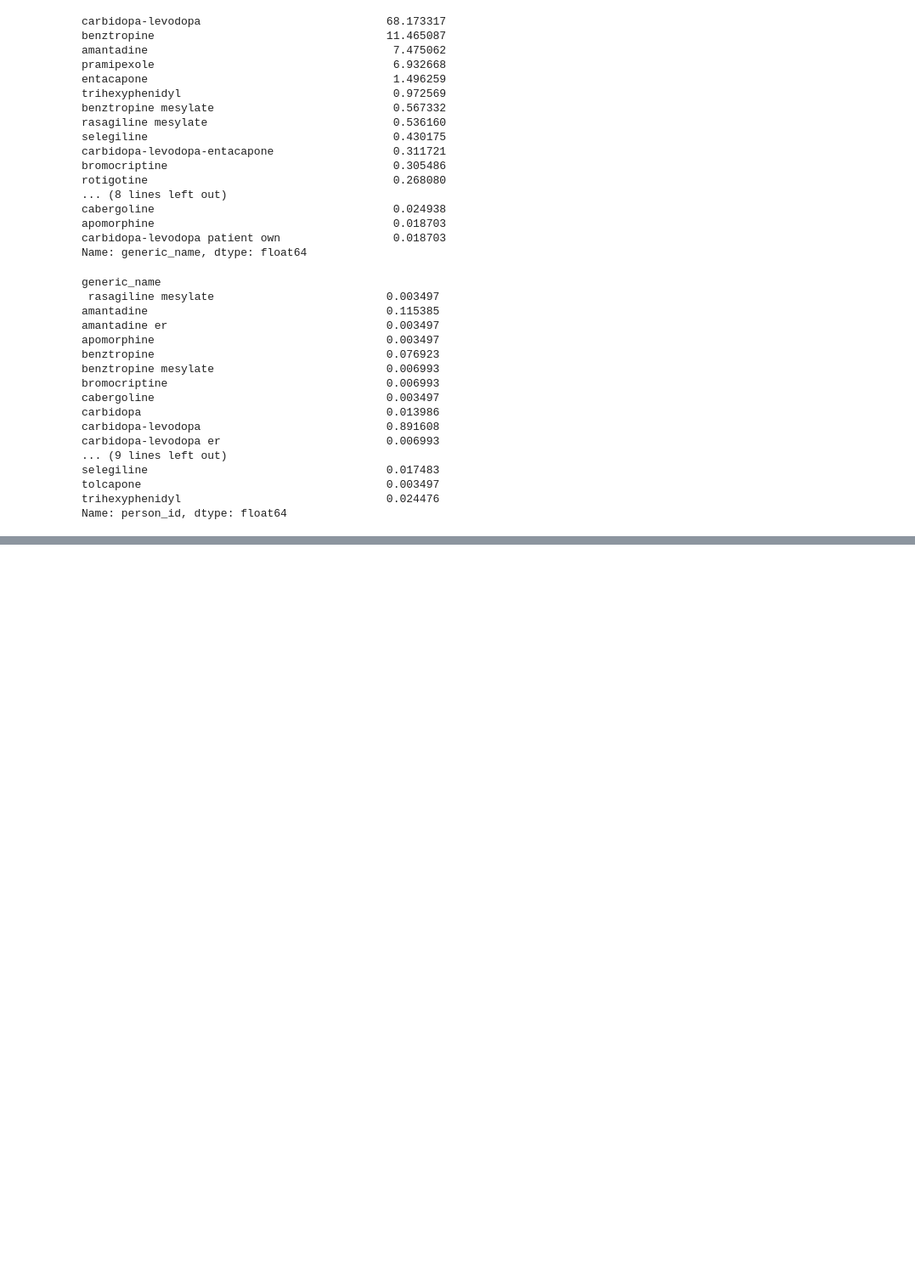
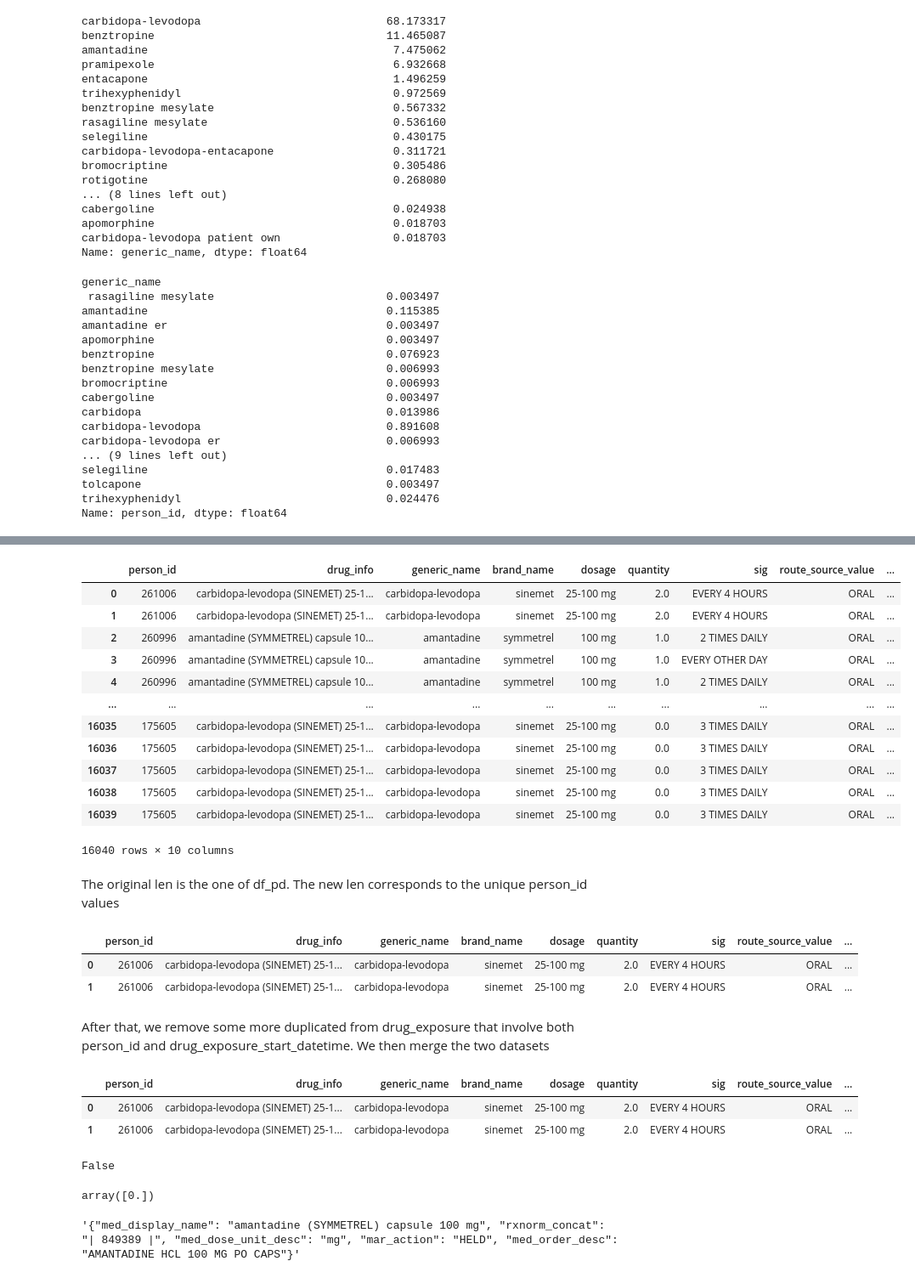
Before and after one commit to rdiazrincon/motor_fluctuations_pd, a Jupyter notebook: motor_fluctuations_pd.ipynb, the cells around one changed output, grey strips where cells are left out. Shown at 85% size. Drawn from its saved outputs; the diff is of its cells as text; code cells hidden in the pictures; blank space fills up the shorter version.

```diff
--- a/motor_fluctuations_pd.ipynb
+++ b/motor_fluctuations_pd.ipynb
@@ -1540,0 +1614,18 @@ print(df_pd[df_pd['quantity'] == 0.0]['generic_name'].to_string())
+# %%
+led_df
+# %% [output]
+|  | person_id | drug_info | generic_name | brand_name | dosage | quantity | sig | route_source_value | ... |
+| 0 | 261006 | carbidopa-levodopa (SINEMET) 25-1... | carbidopa-levodopa | sinemet | 25-100 mg | 2.0 | EVERY 4 HOURS | ORAL | ... |
+| 1 | 261006 | carbidopa-levodopa (SINEMET) 25-1... | carbidopa-levodopa | sinemet | 25-100 mg | 2.0 | EVERY 4 HOURS | ORAL | ... |
+| 2 | 260996 | amantadine (SYMMETREL) capsule 10... | amantadine | symmetrel | 100 mg | 1.0 | 2 TIMES DAILY | ORAL | ... |
+| 3 | 260996 | amantadine (SYMMETREL) capsule 10... | amantadine | symmetrel | 100 mg | 1.0 | EVERY OTHER DAY | ORAL | ... |
+| 4 | 260996 | amantadine (SYMMETREL) capsule 10... | amantadine | symmetrel | 100 mg | 1.0 | 2 TIMES DAILY | ORAL | ... |
+| ... | ... | ... | ... | ... | ... | ... | ... | ... | ... |
+| 16035 | 175605 | carbidopa-levodopa (SINEMET) 25-1... | carbidopa-levodopa | sinemet | 25-100 mg | 0.0 | 3 TIMES DAILY | ORAL | ... |
+| 16036 | 175605 | carbidopa-levodopa (SINEMET) 25-1... | carbidopa-levodopa | sinemet | 25-100 mg | 0.0 | 3 TIMES DAILY | ORAL | ... |
+| 16037 | 175605 | carbidopa-levodopa (SINEMET) 25-1... | carbidopa-levodopa | sinemet | 25-100 mg | 0.0 | 3 TIMES DAILY | ORAL | ... |
+| 16038 | 175605 | carbidopa-levodopa (SINEMET) 25-1... | carbidopa-levodopa | sinemet | 25-100 mg | 0.0 | 3 TIMES DAILY | ORAL | ... |
+| 16039 | 175605 | carbidopa-levodopa (SINEMET) 25-1... | carbidopa-levodopa | sinemet | 25-100 mg | 0.0 | 3 TIMES DAILY | ORAL | ... |
+16040 rows × 10 columns
+# %% [markdown]
+The original len is the one of df_pd. The new len corresponds to the unique person_id values
@@ -1540,0 +1636,8 @@ print(df_pd[df_pd['quantity'] == 0.0]['generic_name'].to_string())
+# %%
+led_df[led_df['person_id'] == 261006]
+# %% [output]
+|  | person_id | drug_info | generic_name | brand_name | dosage | quantity | sig | route_source_value | ... |
+| 0 | 261006 | carbidopa-levodopa (SINEMET) 25-1... | carbidopa-levodopa | sinemet | 25-100 mg | 2.0 | EVERY 4 HOURS | ORAL | ... |
+| 1 | 261006 | carbidopa-levodopa (SINEMET) 25-1... | carbidopa-levodopa | sinemet | 25-100 mg | 2.0 | EVERY 4 HOURS | ORAL | ... |
+# %% [markdown]
+After that, we remove some more duplicated from drug_exposure that involve both person_id and drug_exposure_start_datetime. We then merge the two datasets
@@ -1540,0 +1650,18 @@ print(df_pd[df_pd['quantity'] == 0.0]['generic_name'].to_string())
+# %%
+led_df[led_df['person_id'] == 261006]
+# %% [output]
+|  | person_id | drug_info | generic_name | brand_name | dosage | quantity | sig | route_source_value | ... |
+| 0 | 261006 | carbidopa-levodopa (SINEMET) 25-1... | carbidopa-levodopa | sinemet | 25-100 mg | 2.0 | EVERY 4 HOURS | ORAL | ... |
+| 1 | 261006 | carbidopa-levodopa (SINEMET) 25-1... | carbidopa-levodopa | sinemet | 25-100 mg | 2.0 | EVERY 4 HOURS | ORAL | ... |
+# %%
+len(drug_exposure) == len(led_df)
+# %% [output]
+False
+# %%
+led_df.loc[led_df['dose_source_value'] == 0.0, ['person_id', 'drug_info', 'quantity']]['quantity'].unique()
+# %% [output]
+array([0.])
+# %%
+df_pd[df_pd['dose_source_value'] == 0.0]['drug_source_value'][14]
+# %% [output]
+'{"med_display_name": "amantadine (SYMMETREL) capsule 100 mg", "rxnorm_concat": "| 849389 |", "med_dose_unit_desc": "mg", "mar_action": "HELD", "med_order_desc": "AMANTADINE HCL 100 MG PO CAPS"}'
```
Also changed, not shown: parts of 34 cells of this notebook, 1 other file.
